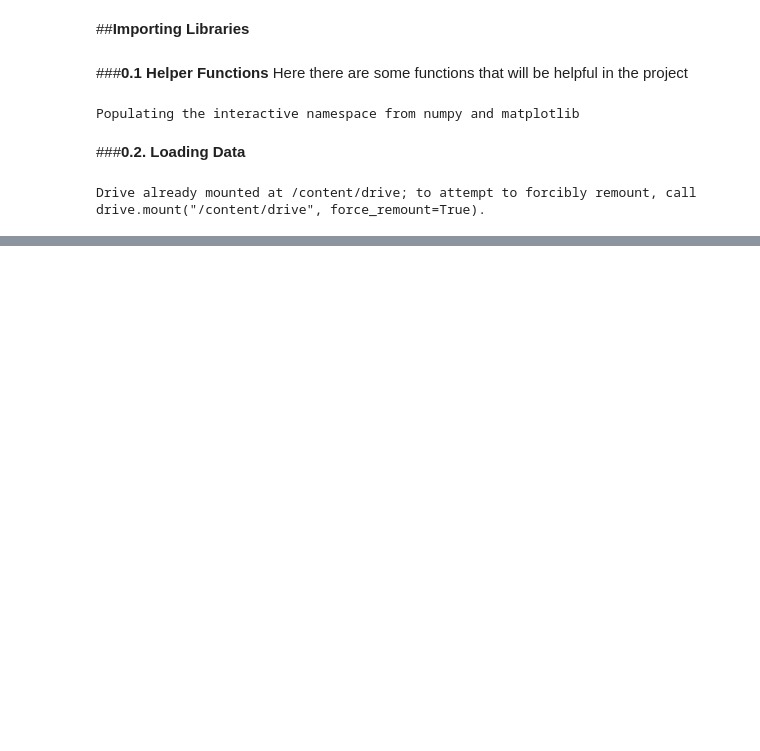
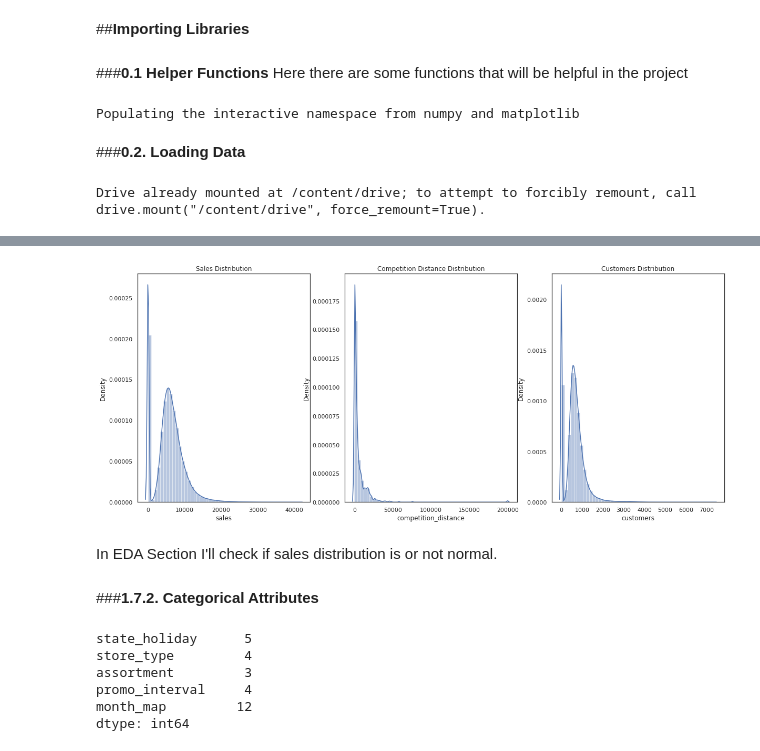
Before and after one commit to sushmitamuz002/Rossmann_Sales_Prediction_Capstone_Project-ML_Regression-, a Jupyter notebook: Rossmann_Sales_Prediction_Capstone_Project_(ML_Regression).ipynb, the cells around one changed output, grey strips where cells are left out. Drawn from its saved outputs; the diff is of its cells as text; code cells hidden in the pictures; blank space fills up the shorter version.

```diff
--- a/Rossmann_Sales_Prediction_Capstone_Project_(ML_Regression).ipynb
+++ b/Rossmann_Sales_Prediction_Capstone_Project_(ML_Regression).ipynb
@@ -212,0 +313,3 @@ df_raw = pd.merge(df_Rstore,df_store , on = 'Store', how='left' )
+# %%
+# competition_open_since_year
+df1['competition_open_since_year'].fillna( df1['date'].dt.year, inplace=True )
@@ -212,0 +320,5 @@ df_raw = pd.merge(df_Rstore,df_store , on = 'Store', how='left' )
+# %%
+# promo2_since_week
+df1['promo2_since_week'].fillna( df1['date'].dt.isocalendar().week, inplace=True )
+# promo2_since_year
+df1['promo2_since_year'].fillna( df1['date'].dt.year, inplace=True )
@@ -212,0 +329,9 @@ df_raw = pd.merge(df_Rstore,df_store , on = 'Store', how='left' )
+# %%
+month_map = {1: 'Jan',  2: 'Feb',  3: 'Mar',  4: 'Apr',  5: 'May',  6: 'Jun',  7: 'Jul',  8: 'Aug',  9: 'Sep',  10: 'Oct', 11: 'Nov', 12: 'Dec'}
+
+df1['promo_interval'].fillna('', inplace=True)
+
+# getting month abreviation
+df1['month_map'] = df1['date'].dt.strftime( "%b" )
+
+df1['is_promo'] = df1[['promo_interval', 'month_map']].apply(lambda x: x['month_map'] in x['promo_interval'].split( ',' ), axis='columns').astype('int')
@@ -212,0 +341,10 @@ df_raw = pd.merge(df_Rstore,df_store , on = 'Store', how='left' )
+# %%
+# changing the float type to integer type
+# competition_open_since_month
+df1['competition_open_since_month'] = df1['competition_open_since_month'].astype( int )
+# competition_open_since_year
+df1['competition_open_since_year'] = df1['competition_open_since_year'].astype( int )
+# promo2_since_year
+df1['promo2_since_year'] = df1['promo2_since_year'].astype( int )
+# promo2_since_week
+df1['promo2_since_week'] = df1['promo2_since_week'].astype( int )
@@ -212,0 +396,31 @@ df_raw = pd.merge(df_Rstore,df_store , on = 'Store', how='left' )
+# %%
+# plotting distribution plots for finding the central tendency
+plt.figure(figsize=(20, 8))
+
+plt.subplot( 1,3,1)
+sns.distplot( df1['sales'] )
+plt.title( 'Sales Distribution' )
+
+plt.subplot( 1,3,2 )
+sns.distplot( df1['competition_distance'] )
+plt.title( 'Competition Distance Distribution' );
+
+plt.subplot( 1,3,3 )
+sns.distplot( df1['customers'] )
+plt.title( 'Customers Distribution' );
+# %% [output]
+[figure, added]
+# %% [markdown]
+In EDA Section I'll check if sales distribution is or not normal.
+# %% [markdown]
+###**1.7.2. Categorical Attributes**
+# %%
+# taking a first look at the levels of each categorical variables
+cat_attributes.apply( lambda x: x.unique().shape[0] )
+# %% [output]
+state_holiday      5
+store_type         4
+assortment         3
+promo_interval     4
+month_map         12
+dtype: int64
```
Also changed, not shown: parts of 42 cells of this notebook.
